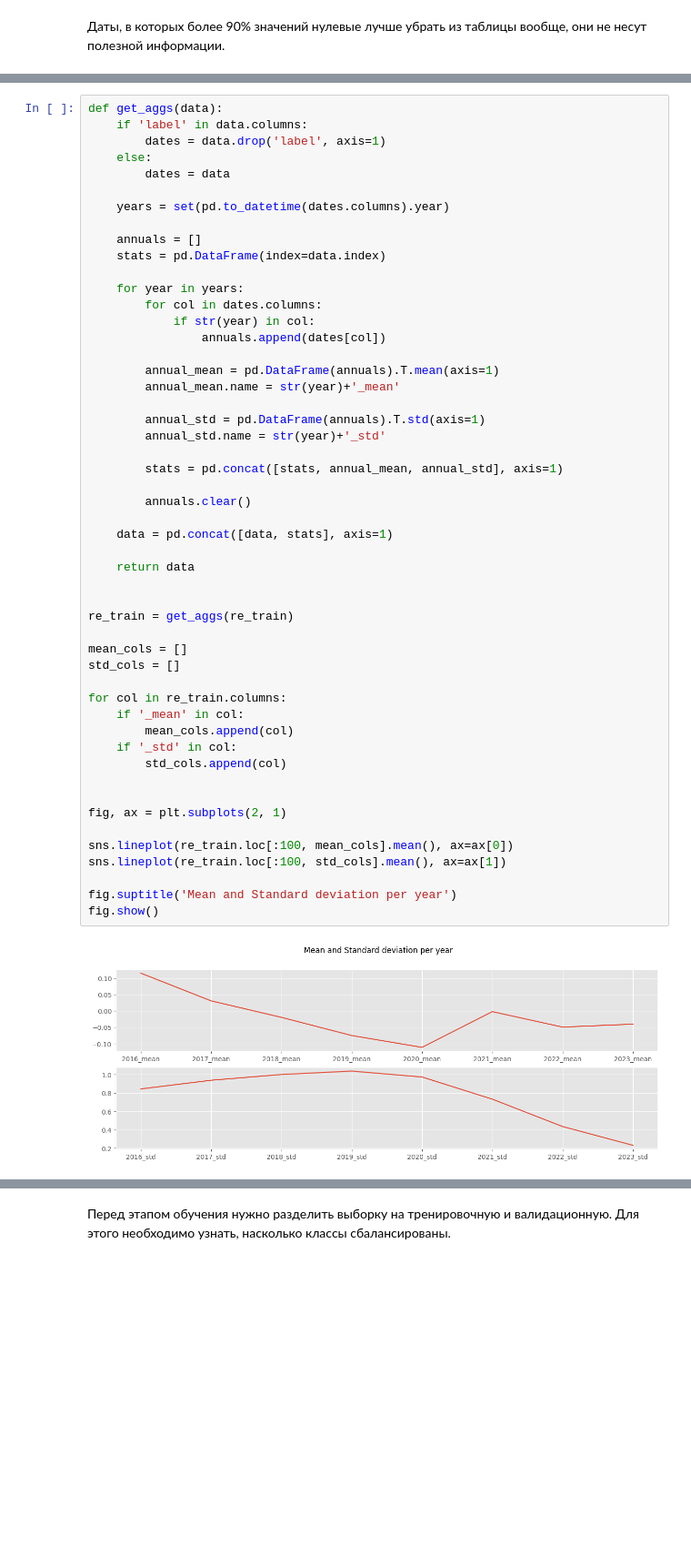
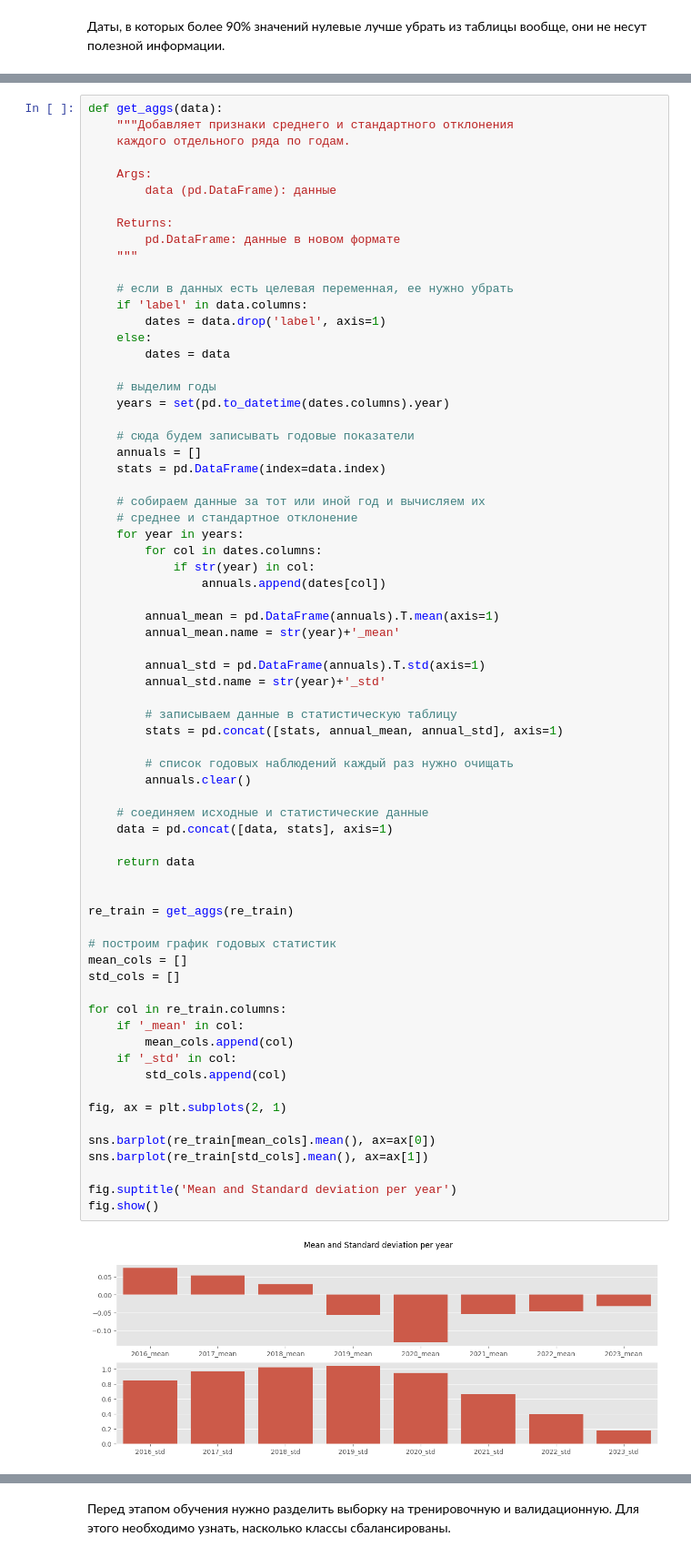
Before and after one commit to georgekovin/Clovery-Test-MD, a Jupyter notebook: training.ipynb, the cells around one changed output, grey strips where cells are left out. Shown at 91% size. Cells and saved outputs as stored; diff of their text form; blank space fills up the shorter version.

```diff
--- a/training.ipynb
+++ b/training.ipynb
@@ -226,15 +323,30 @@ re_train.shape
 # %%
 def get_aggs(data):
+    """Добавляет признаки среднего и стандартного отклонения
+    каждого отдельного ряда по годам.
+
+    Args:
+        data (pd.DataFrame): данные
+
+    Returns:
+        pd.DataFrame: данные в новом формате
+    """
+
+    # если в данных есть целевая переменная, ее нужно убрать
     if 'label' in data.columns:
         dates = data.drop('label', axis=1)
     else:
         dates = data
 
+    # выделим годы
     years = set(pd.to_datetime(dates.columns).year)
 
+    # сюда будем записывать годовые показатели
     annuals = []
     stats = pd.DataFrame(index=data.index)
 
+    # собираем данные за тот или иной год и вычисляем их
+    # среднее и стандартное отклонение
     for year in years:
         for col in dates.columns:
             if str(year) in col:
@@ -245,34 +357,37 @@ def get_aggs(data):
 
         annual_std = pd.DataFrame(annuals).T.std(axis=1)
         annual_std.name = str(year)+'_std'
 
+        # записываем данные в статистическую таблицу
         stats = pd.concat([stats, annual_mean, annual_std], axis=1)
 
+        # список годовых наблюдений каждый раз нужно очищать
         annuals.clear()
 
+    # соединяем исходные и статистические данные
     data = pd.concat([data, stats], axis=1)
 
     return data
 
 
 re_train = get_aggs(re_train)
 
+# построим график годовых статистик
 mean_cols = []
 std_cols = []
 
 for col in re_train.columns:
     if '_mean' in col:
         mean_cols.append(col)
     if '_std' in col:
         std_cols.append(col)
 
-
 fig, ax = plt.subplots(2, 1)
 
-sns.lineplot(re_train.loc[:100, mean_cols].mean(), ax=ax[0])
-sns.lineplot(re_train.loc[:100, std_cols].mean(), ax=ax[1])
+sns.barplot(re_train[mean_cols].mean(), ax=ax[0])
+sns.barplot(re_train[std_cols].mean(), ax=ax[1])
 
 fig.suptitle('Mean and Standard deviation per year')
 fig.show()
 # %% [output]
-[figure, old version]
+[figure, new version]
```
Also changed, not shown: parts of 39 cells of this notebook, 3 other files.
